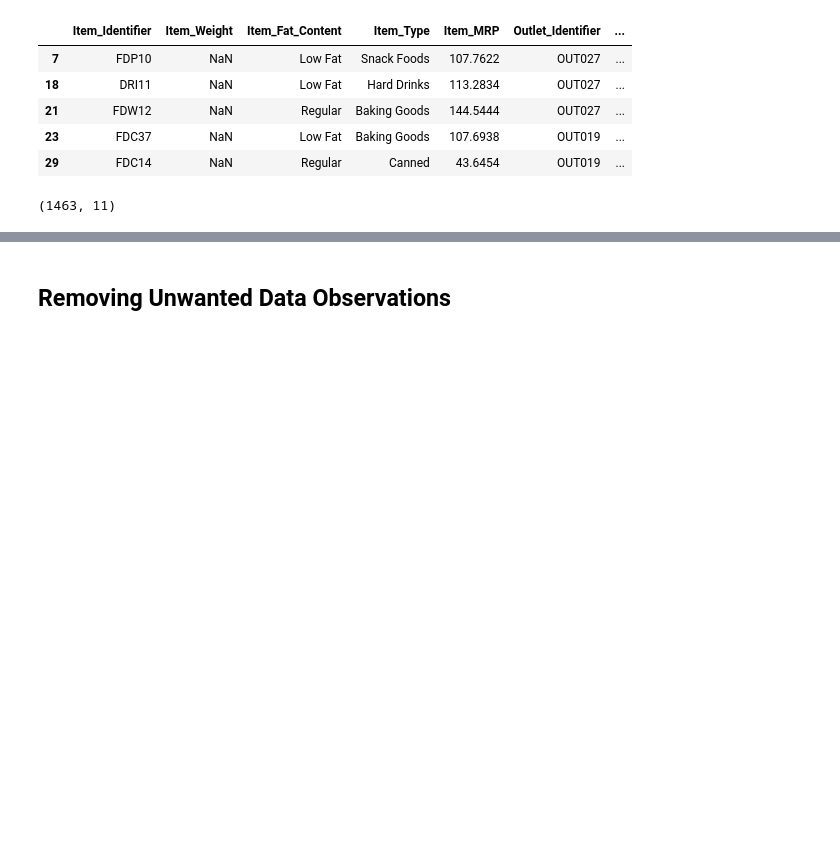
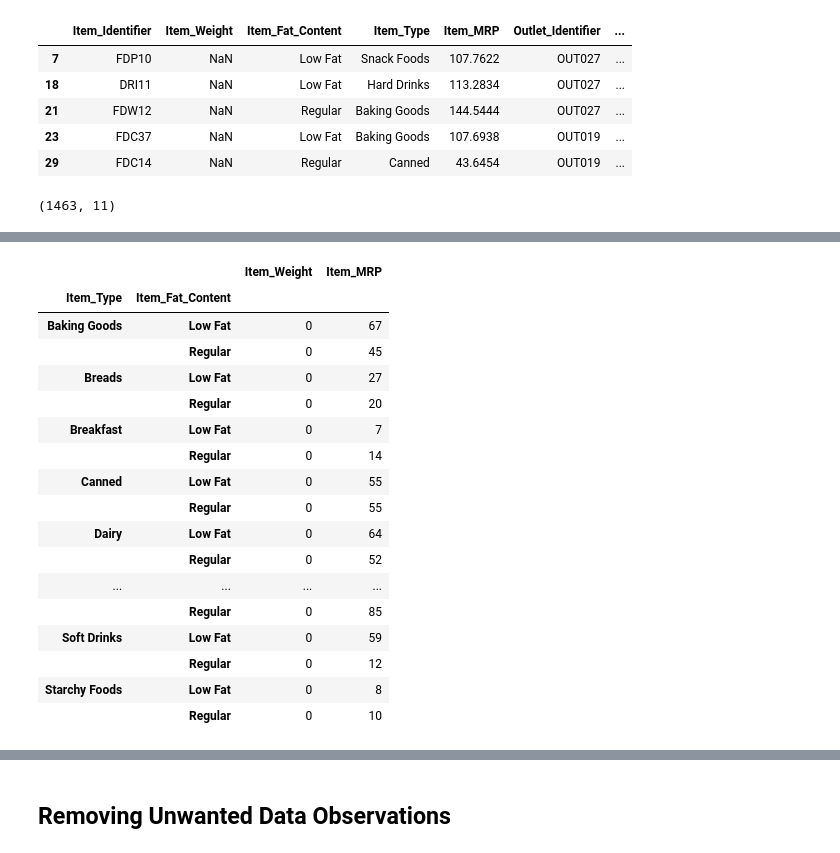
Before and after one commit to janaeam/food-sales-predictions, a Jupyter notebook: Data_Cleaning.ipynb, the cells around one changed output, grey strips where cells are left out. Saved outputs shown, nothing was run; the diff lists cells and outputs as text; code cells hidden in the pictures; blank space fills up the shorter version.

```diff
--- a/Data_Cleaning.ipynb
+++ b/Data_Cleaning.ipynb
@@ -519,0 +555,21 @@ sales[weight_missing].shape
+# %%
+sales.loc[weight_missing, :].groupby(['Item_Type','Item_Fat_Content'])[['Item_Weight','Item_MRP']].count()
+# %% [output]
+|  |  | Item_Weight | Item_MRP |
+| Item_Type | Item_Fat_Content |  |  |
+| Baking Goods | Low Fat | 0 | 67 |
+|  | Regular | 0 | 45 |
+| Breads | Low Fat | 0 | 27 |
+|  | Regular | 0 | 20 |
+| Breakfast | Low Fat | 0 | 7 |
+|  | Regular | 0 | 14 |
+| Canned | Low Fat | 0 | 55 |
+|  | Regular | 0 | 55 |
+| Dairy | Low Fat | 0 | 64 |
+|  | Regular | 0 | 52 |
+| ... | ... | ... | ... |
+|  | Regular | 0 | 85 |
+| Soft Drinks | Low Fat | 0 | 59 |
+|  | Regular | 0 | 12 |
+| Starchy Foods | Low Fat | 0 | 8 |
+|  | Regular | 0 | 10 |
```
Also changed, not shown: parts of 16 cells of this notebook.
